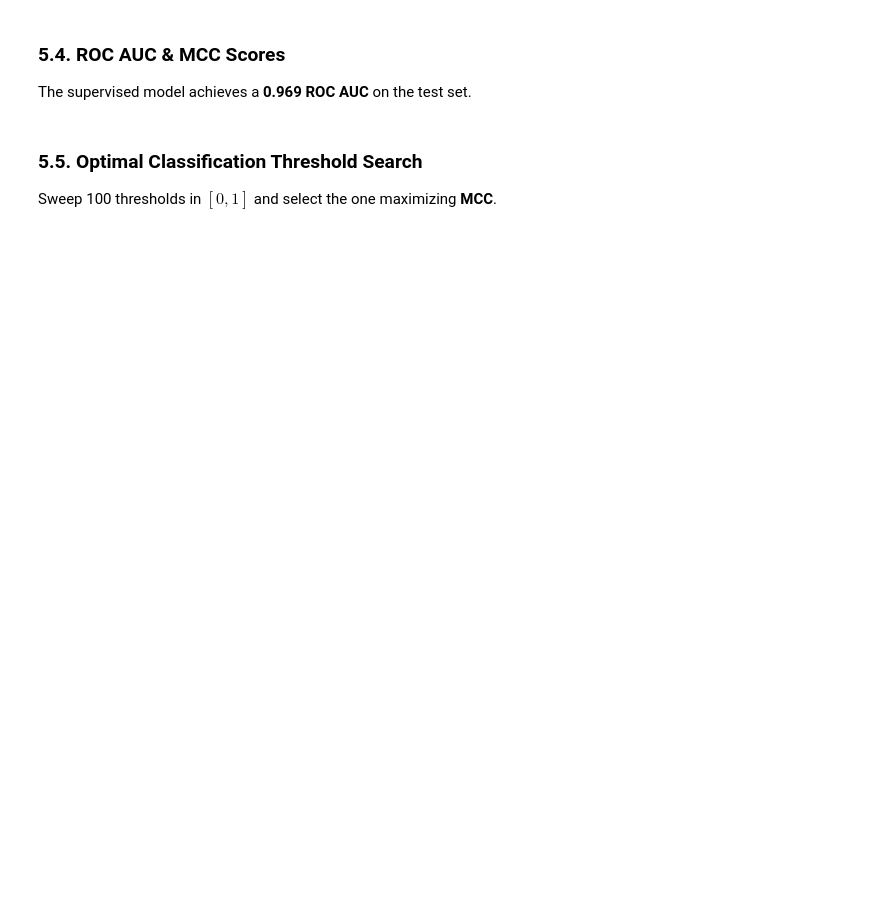
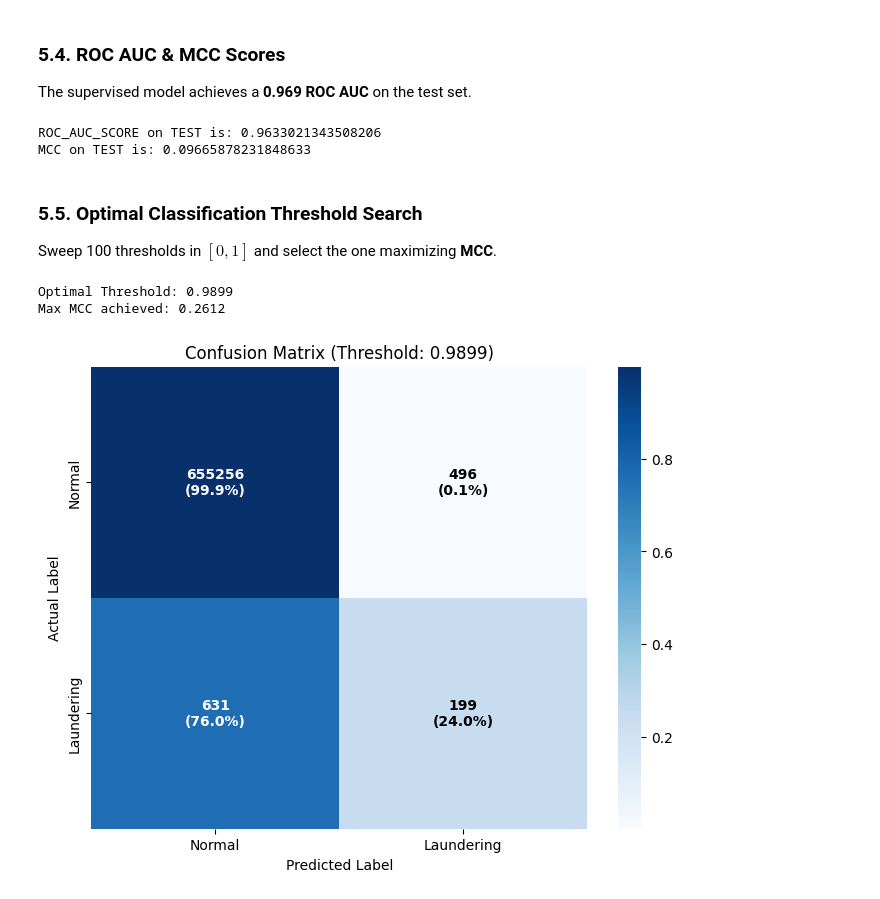
Before and after one commit to sandrokhizanishvili/AML_GNN_GMA, a Jupyter notebook: existing files/LaundroGraph_model_development.ipynb, the cells around one changed output. Drawn from its saved outputs; the diff is of its cells as text; code cells hidden in the pictures; blank space fills up the shorter version.

```diff
--- a/existing files/LaundroGraph_model_development.ipynb
+++ b/existing files/LaundroGraph_model_development.ipynb
@@ -401,7 +472,7 @@ device = torch.device('cuda' if torch.cuda.is_available() else 'cpu')
 model = LaundroGraph(hidden_channels=64, out_channels=64, metadata=global_data.metadata()).to(device)
 
 # 2. Load the Weights
-checkpoint_path='best_laundrograph_25_01_26_v3.pt'
+checkpoint_path='best_laundrograph_02_05_26_v1.pt' # 'best_laundrograph_25_01_26_v3.pt'
 if os.path.exists(checkpoint_path):
     print(f"Loading model from {checkpoint_path}...")
     model.load_state_dict(torch.load(checkpoint_path, map_location=device))
@@ -977,7 +1093,7 @@ device = torch.device('cuda' if torch.cuda.is_available() else 'cpu')
 supervised_model = LaundroGraphSupervised(hidden_channels=64, out_channels=64, metadata=global_data.metadata()).to(device)
 
 # 2. Load the Weights
-checkpoint_path='best_supervised_laundrograph.pt'
+checkpoint_path='best_supervised_laundrograph_02_05_26.pt'
 if os.path.exists(checkpoint_path):
     print(f"Loading model from {checkpoint_path}...")
     supervised_model.load_state_dict(torch.load(checkpoint_path, map_location=device))
@@ -1152,6 +1279,9 @@ The supervised model achieves a **0.969 ROC AUC** on the test set.
 # %%
 print('ROC_AUC_SCORE on TEST is:', roc_auc_score(test_df['Is_laundering'], sup_probs))
 print('MCC on TEST is:', matthews_corrcoef(test_df['Is_laundering'], (sup_probs >= 0.5).astype(int)))
+# %% [output]
+ROC_AUC_SCORE on TEST is: 0.9633021343508206
+MCC on TEST is: 0.09665878231848633
 # %% [markdown]
 ### 5.5. Optimal Classification Threshold Search
 
@@ -1182,3 +1312,11 @@ for t in thresholds:
 
 print(f"Optimal Threshold: {best_threshold:.4f}")
 print(f"Max MCC achieved: {best_mcc:.4f}")
+# %% [output]
+Optimal Threshold: 0.9899
+Max MCC achieved: 0.2612
+# %%
+# Using a standard 0.9899 threshold first
+plot_comprehensive_confusion_matrix(y_true, sup_probs, threshold=0.9899)
+# %% [output]
+[figure, added]
```
Also changed, not shown: parts of 22 cells of this notebook.
